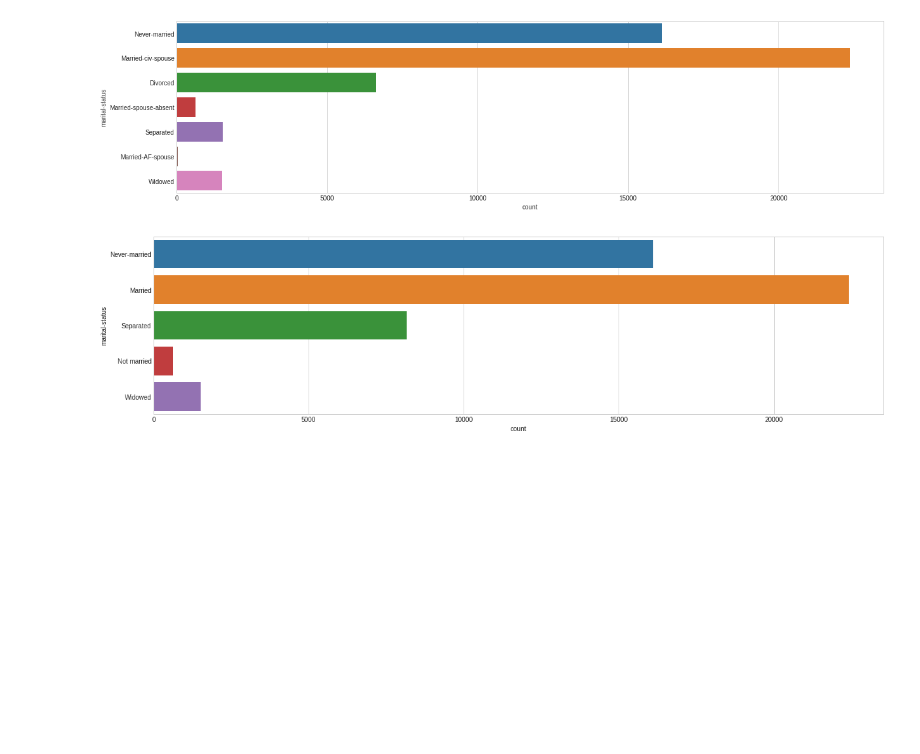
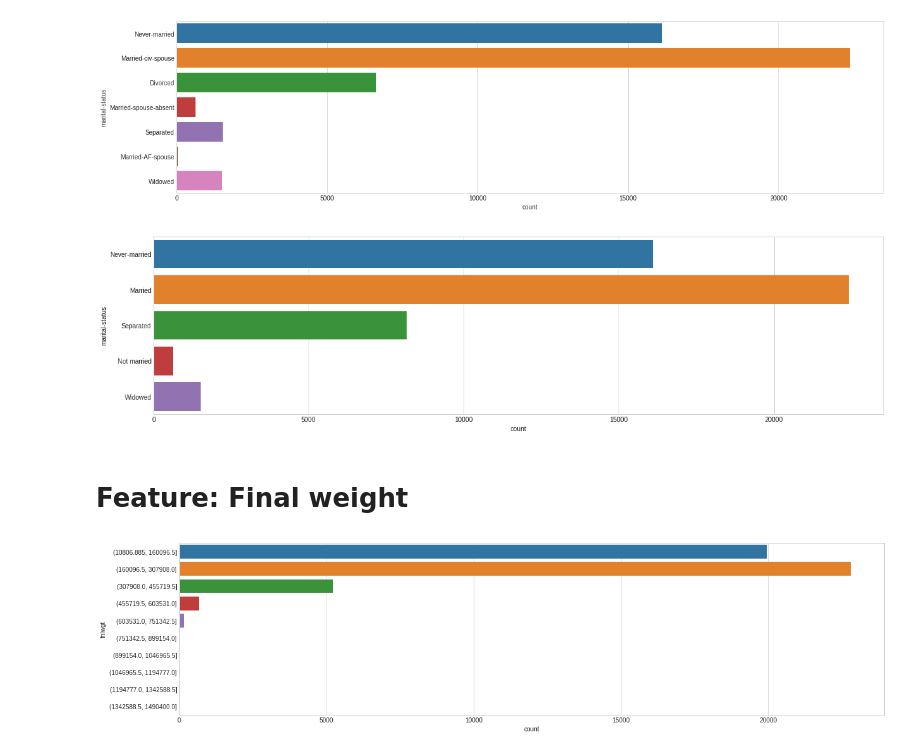
Before and after one commit to NilSagor/eda-tut, a Jupyter notebook: Census Income Dataset.ipynb, the cells around one changed output. Drawn from its saved outputs; the diff is of its cells as text; code cells hidden in the pictures; blank space fills up the shorter version.

```diff
--- a/Census Income Dataset.ipynb
+++ b/Census Income Dataset.ipynb
@@ -357,3 +357,12 @@ plt.figure(figsize = (20, 5))
 sns.countplot(y = 'marital-status', data = dataset_bin);
 # %% [output]
 [figure]
+# %% [markdown]
+# Feature: Final weight
+# %%
+dataset_bin['fnlwgt'] = pd.cut(dataset_raw['fnlwgt'], 10)
+dataset_con['fnlwgt'] = dataset_raw['fnlwgt']
+fig = plt.figure(figsize = (20,5))
+sns.countplot( y = "fnlwgt", data = dataset_bin);
+# %% [output]
+[figure, added]
```
Also changed, not shown: parts of 7 cells of this notebook.
